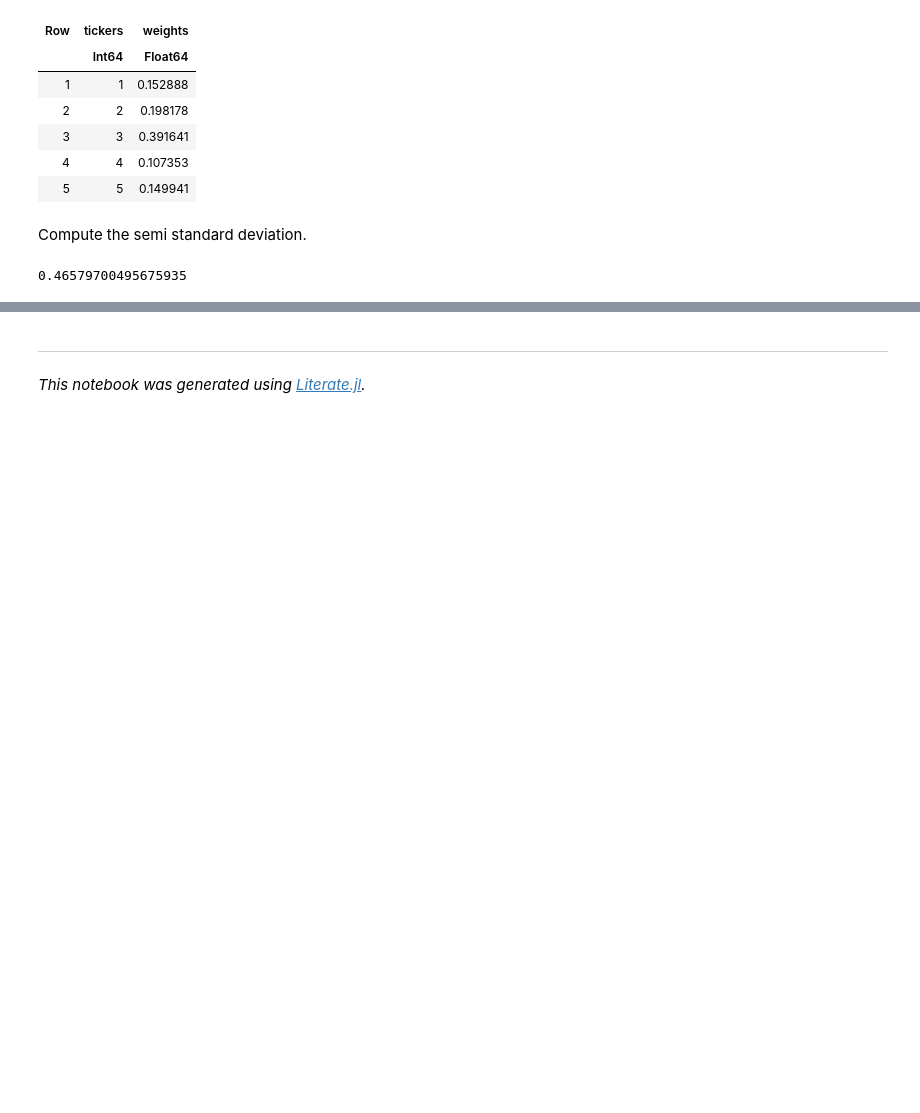
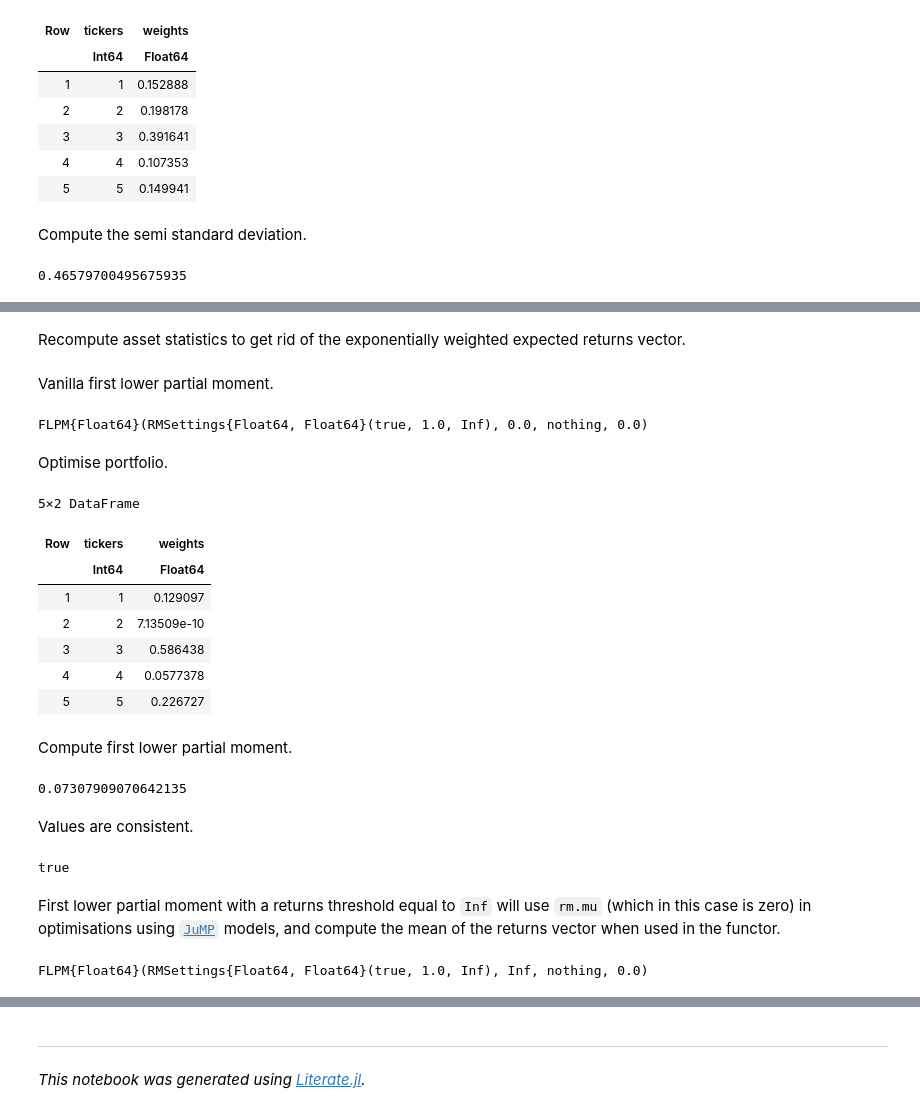
Before and after one commit to dcelisgarza/PortfolioOptimiser.jl, a Jupyter notebook: examples/0_risk_measure_examples.ipynb, the cells around one changed output, grey strips where cells are left out. Cells and saved outputs as stored; diff of their text form; code cells hidden in the pictures; blank space fills up the shorter version.

```diff
--- a/examples/0_risk_measure_examples.ipynb
+++ b/examples/0_risk_measure_examples.ipynb
@@ -506,0 +509,2 @@ r8 = calc_risk(port, :HRP; rm = rm)
+# %% [markdown]
+Recompute asset statistics to get rid of the exponentially weighted expected returns vector.
@@ -506,0 +513,37 @@ r8 = calc_risk(port, :HRP; rm = rm)
+# %% [markdown]
+Vanilla first lower partial moment.
+# %%
+rm = FLPM()
+# %% [output]
+FLPM{Float64}(RMSettings{Float64, Float64}(true, 1.0, Inf), 0.0, nothing, 0.0)
+# %% [markdown]
+Optimise portfolio.
+# %%
+w1 = optimise!(port, Trad(; rm = rm, str_names = true))
+# %% [output]
+5×2 DataFrame
+| Row | tickers | weights |
+|  | Int64 | Float64 |
+| 1 | 1 | 0.129097 |
+| 2 | 2 | 7.13509e-10 |
+| 3 | 3 | 0.586438 |
+| 4 | 4 | 0.0577378 |
+| 5 | 5 | 0.226727 |
+# %% [markdown]
+Compute first lower partial moment.
+# %%
+r1 = calc_risk(port; rm = rm)
+# %% [output]
+0.07307909070642135
+# %% [markdown]
+Values are consistent.
+# %%
+isapprox(r1, value(port.model[:flpm_risk]))
+# %% [output]
+true
+# %% [markdown]
+First lower partial moment with a returns threshold equal to `Inf` will use `rm.mu` (which in this case is zero) in optimisations using [`JuMP`](https://github.com/jump-dev/JuMP.jl) models, and compute the mean of the returns vector when used in the functor.
+# %%
+rm = FLPM(; target = Inf)
+# %% [output]
+FLPM{Float64}(RMSettings{Float64, Float64}(true, 1.0, Inf), Inf, nothing, 0.0)
```
Also changed, not shown: parts of 116 cells of this notebook, 4 other files.
